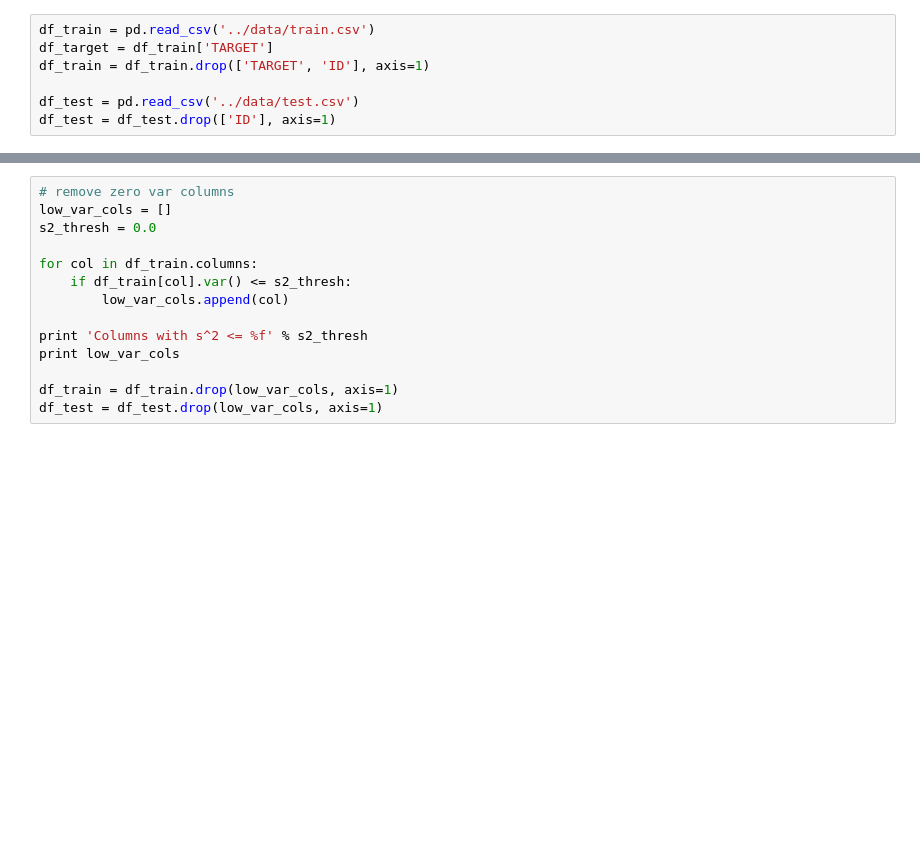
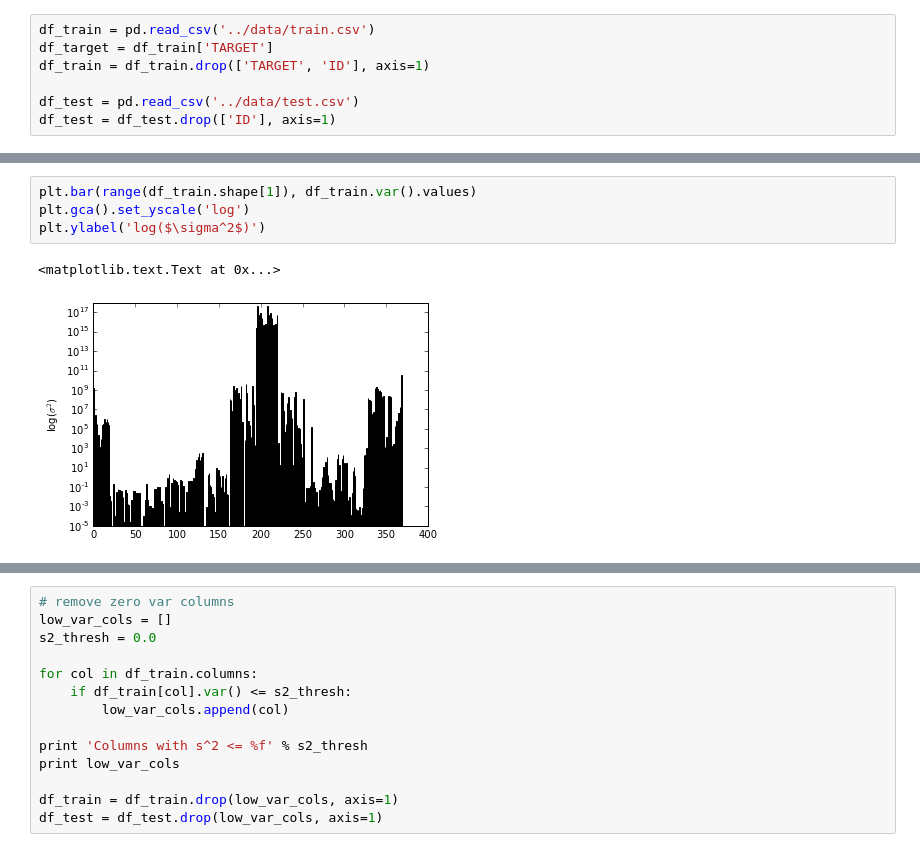
Before and after one commit to dwyatte/kaggle-santander, a Jupyter notebook: notebooks/exploratory.ipynb, the cells around one changed output, grey strips where cells are left out. Saved outputs shown, nothing was run; the diff lists cells and outputs as text; blank space fills up the shorter version.

```diff
--- a/notebooks/exploratory.ipynb
+++ b/notebooks/exploratory.ipynb
@@ -18,0 +36,7 @@ df_test = df_test.drop(['ID'], axis=1)
+# %%
+plt.bar(range(df_train.shape[1]), df_train.var().values)
+plt.gca().set_yscale('log')
+plt.ylabel('log($\sigma^2$)')
+# %% [output]
+<matplotlib.text.Text at 0x...>
+[figure, added]
```
Also changed, not shown: parts of 4 cells of this notebook.
